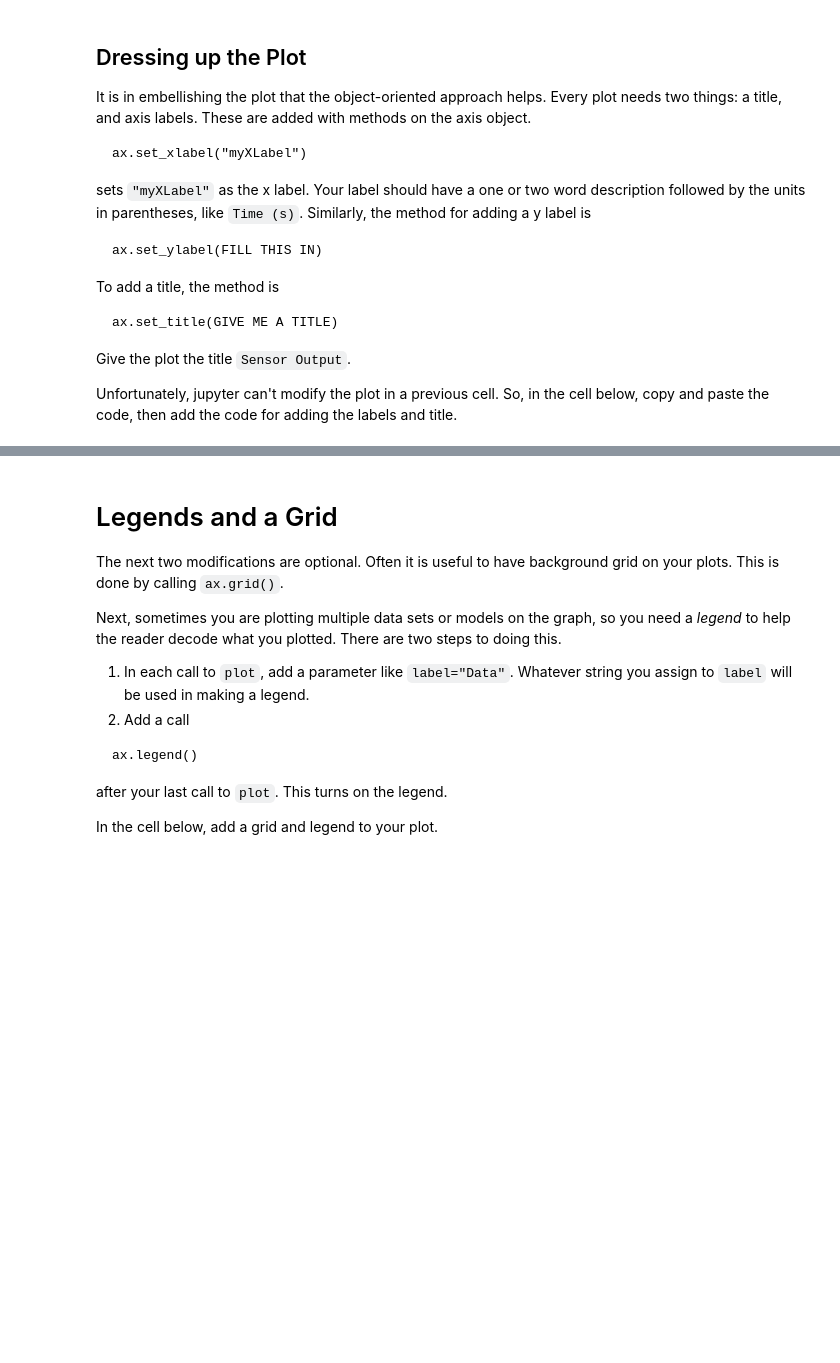
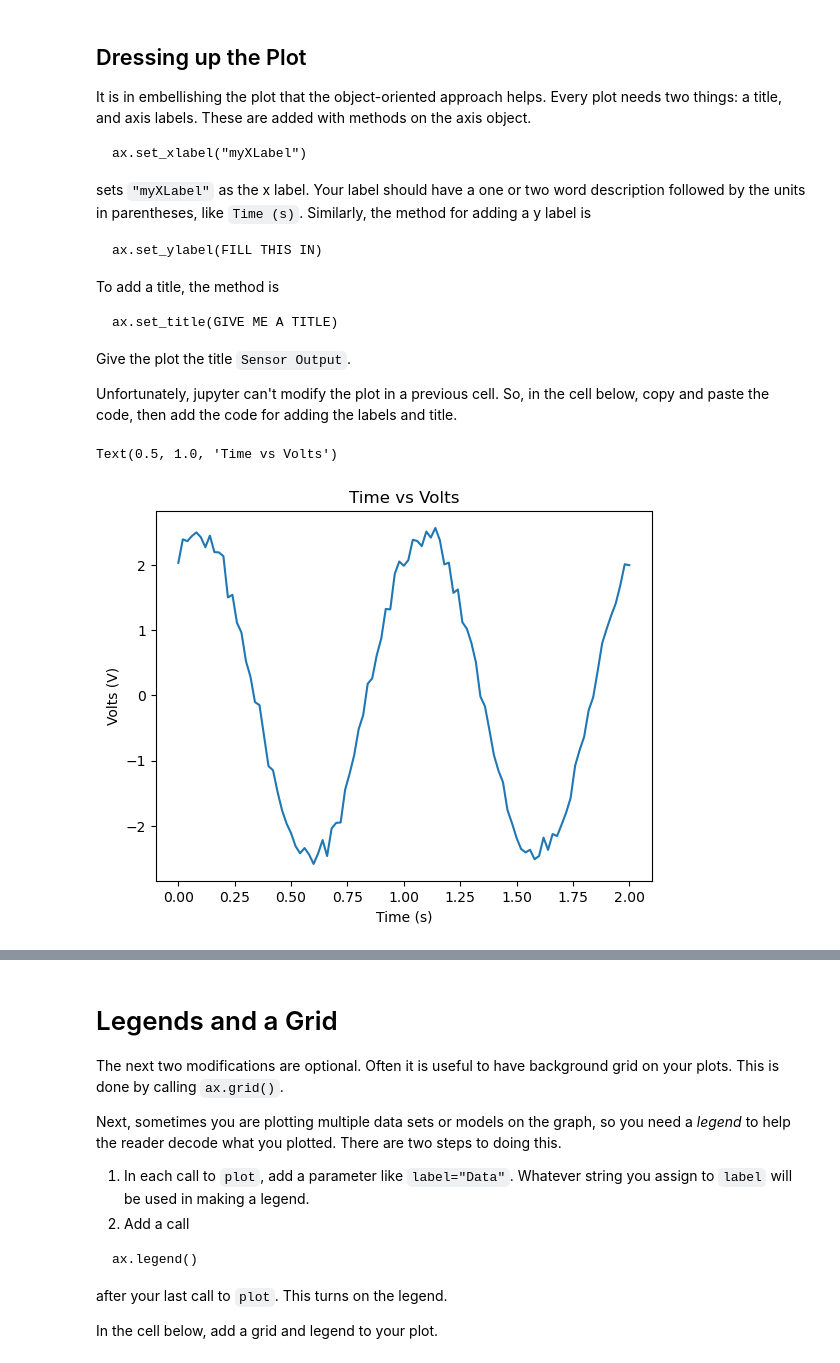
Before and after one commit to DuquesneAtomicPhysics/PythonJupyterSkills, a Jupyter notebook: Skill-05-Basic-Plotting-Student.ipynb, the cells around one changed output, grey strips where cells are left out. Drawn from its saved outputs; the diff is of its cells as text; code cells hidden in the pictures; blank space fills up the shorter version.

```diff
--- a/Skill-05-Basic-Plotting-Student.ipynb
+++ b/Skill-05-Basic-Plotting-Student.ipynb
@@ -66,6 +87,17 @@ ax.set_title(GIVE ME A TITLE)
 Give the plot the title `Sensor Output`.
 
 Unfortunately, jupyter can't modify the plot in a previous cell. So, in the cell below, copy and paste the code, then add the code for adding the labels and title.
+# %%
+fig = plt.figure()
+ax = fig.add_subplot(111)
+pl1 = ax.plot(time, volts)
+
+ax.set_xlabel("Time (s)")
+ax.set_ylabel("Volts (V)")
+ax.set_title("Time vs Volts")
+# %% [output]
+Text(0.5, 1.0, 'Time vs Volts')
+[figure, added]
 # %% [markdown]
 # Multiple Lines on Plot
 ## Symbols, Colors, and Line Types
```
Also changed, not shown: parts of 11 cells of this notebook.
